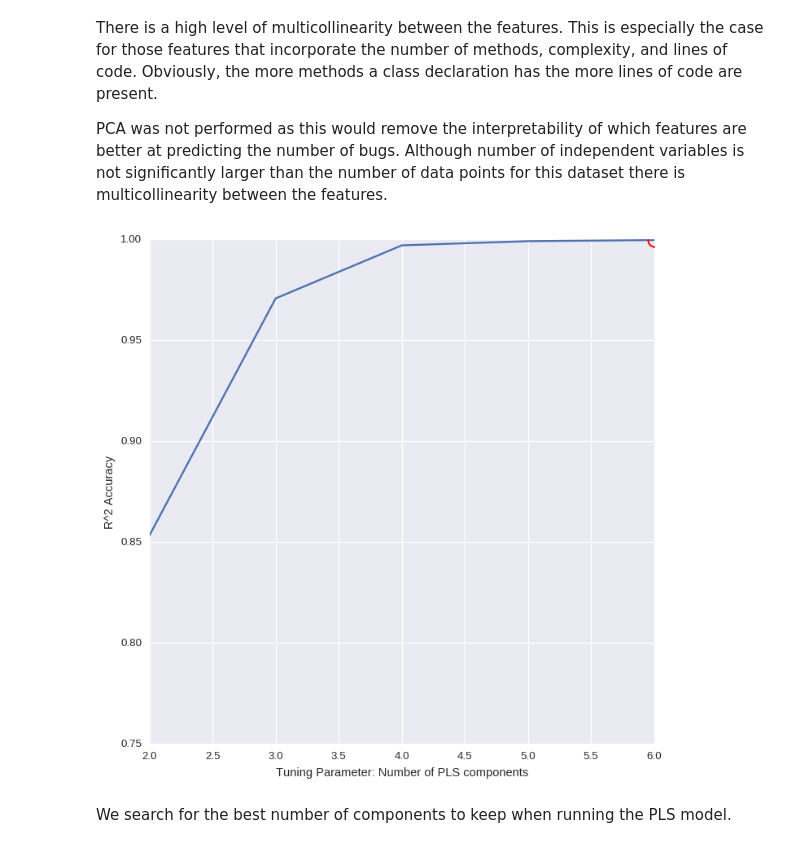
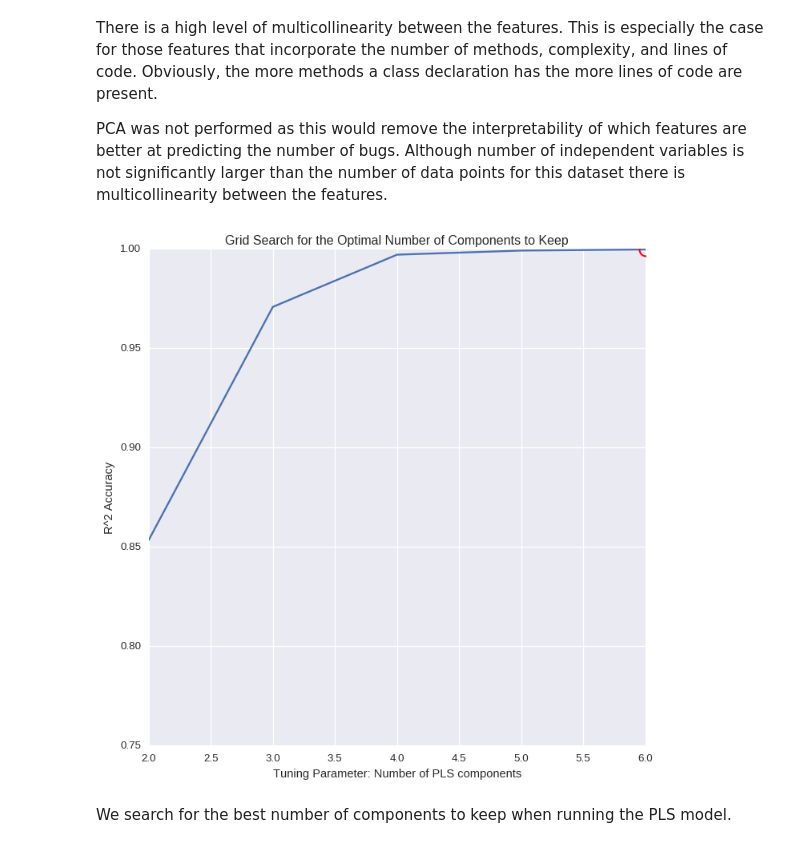
Before and after one commit to 315iah515/Thinkful-Notebooks, a Jupyter notebook: Bootcamp/Supervised/CapStone/SupervisedLearningCapStone.ipynb, the cells around one changed output. Saved outputs shown, nothing was run; the diff lists cells and outputs as text; code cells hidden in the pictures.

```diff
--- a/Bootcamp/Supervised/CapStone/SupervisedLearningCapStone.ipynb
+++ b/Bootcamp/Supervised/CapStone/SupervisedLearningCapStone.ipynb
@@ -217,27 +220,27 @@ PCA was not performed as this would remove the interpretability of which feature
 # %%
 components_range = list(range(2, 7))
 param_grid = dict(n_components=components_range)
 
 pls = PLSRegression(n_components=3, scale=False)
 grid = GridSearchCV(pls, param_grid, cv=5)
 y = sw_metrics.cbrt_bugs
 X = sw_metrics.drop(['bugs','bugs_b'], axis=1)
 grid.fit(X, y)
 
-
 # check the results of the grid search
 grid.grid_scores_
 grid_mean_scores = [result[1] for result in grid.grid_scores_]
 # this is a list of the average accuracies for each parameter combination
 plt.figure(figsize=(800/my_dpi, 800/my_dpi), dpi=my_dpi)
 plt.ylim([0.75, 1.0])
 plt.xlabel('Tuning Parameter: Number of PLS components')
 plt.ylabel('R^2 Accuracy')
 plt.plot(components_range, grid_mean_scores)
+plt.title('Grid Search for the Optimal Number of Components to Keep')
 __ = plt.plot(grid.best_params_['n_components'], grid.best_score_, 'ro', markersize=12, markeredgewidth=1.5,
          markerfacecolor='None', markeredgecolor='r')
 # %% [output]
-[figure, old version]
+[figure, new version]
 # %% [markdown]
 We search for the best number of components to keep when running the PLS model.
 # %%
```
Also changed, not shown: parts of 15 cells of this notebook.
